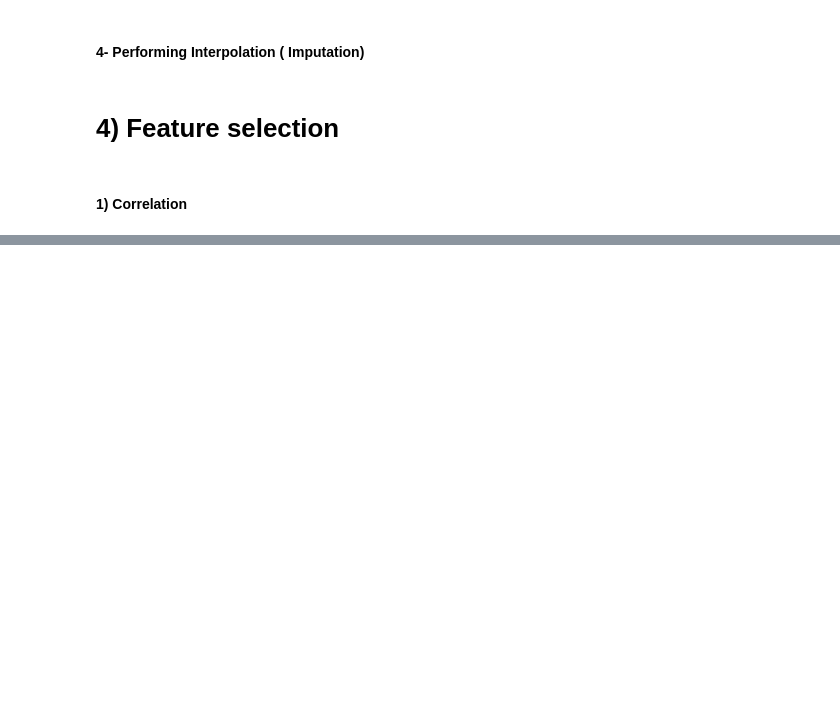
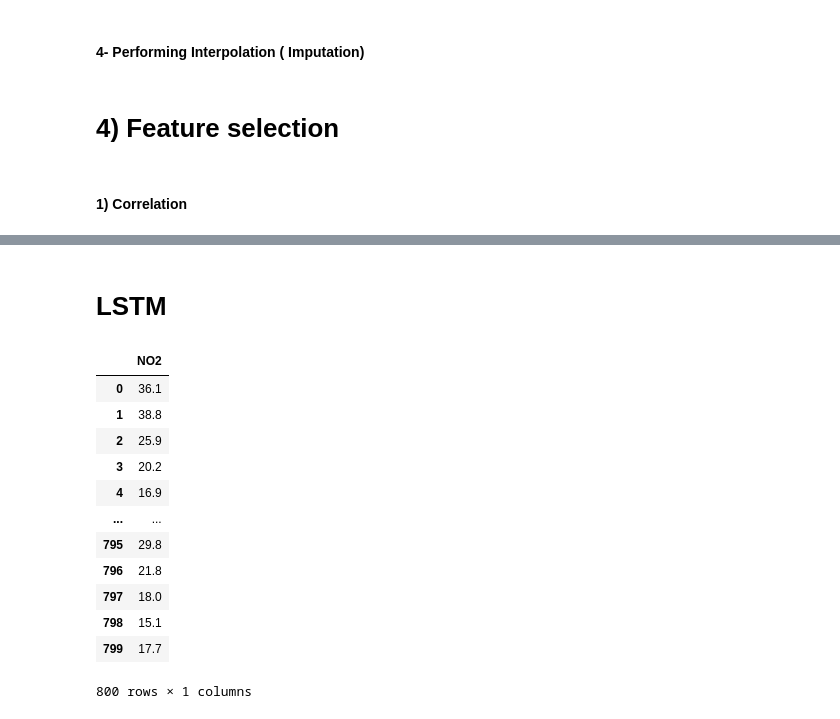
Before and after one commit to jadali17/Air-Quality-Prediction, a Jupyter notebook: feature-selection-no2-nox-pm2.5-pm10.ipynb, the cells around one changed output, grey strips where cells are left out. Cells and saved outputs as stored; diff of their text form; code cells hidden in the pictures; blank space fills up the shorter version.

Commit message:
minor additions for upcoming LSTM model

```diff
--- a/feature-selection-no2-nox-pm2.5-pm10.ipynb
+++ b/feature-selection-no2-nox-pm2.5-pm10.ipynb
@@ -129,0 +130,18 @@ sns.lineplot(data=subsetData2,x="Start",y="PM10",ax=ax)
+# %% [markdown]
+# LSTM
+# %%
+processedAQD.iloc[:800, 1:2]
+# %% [output]
+|  | NO2 |
+| 0 | 36.1 |
+| 1 | 38.8 |
+| 2 | 25.9 |
+| 3 | 20.2 |
+| 4 | 16.9 |
+| ... | ... |
+| 795 | 29.8 |
+| 796 | 21.8 |
+| 797 | 18.0 |
+| 798 | 15.1 |
+| 799 | 17.7 |
+800 rows × 1 columns
```
Also changed, not shown: parts of 7 cells of this notebook.
